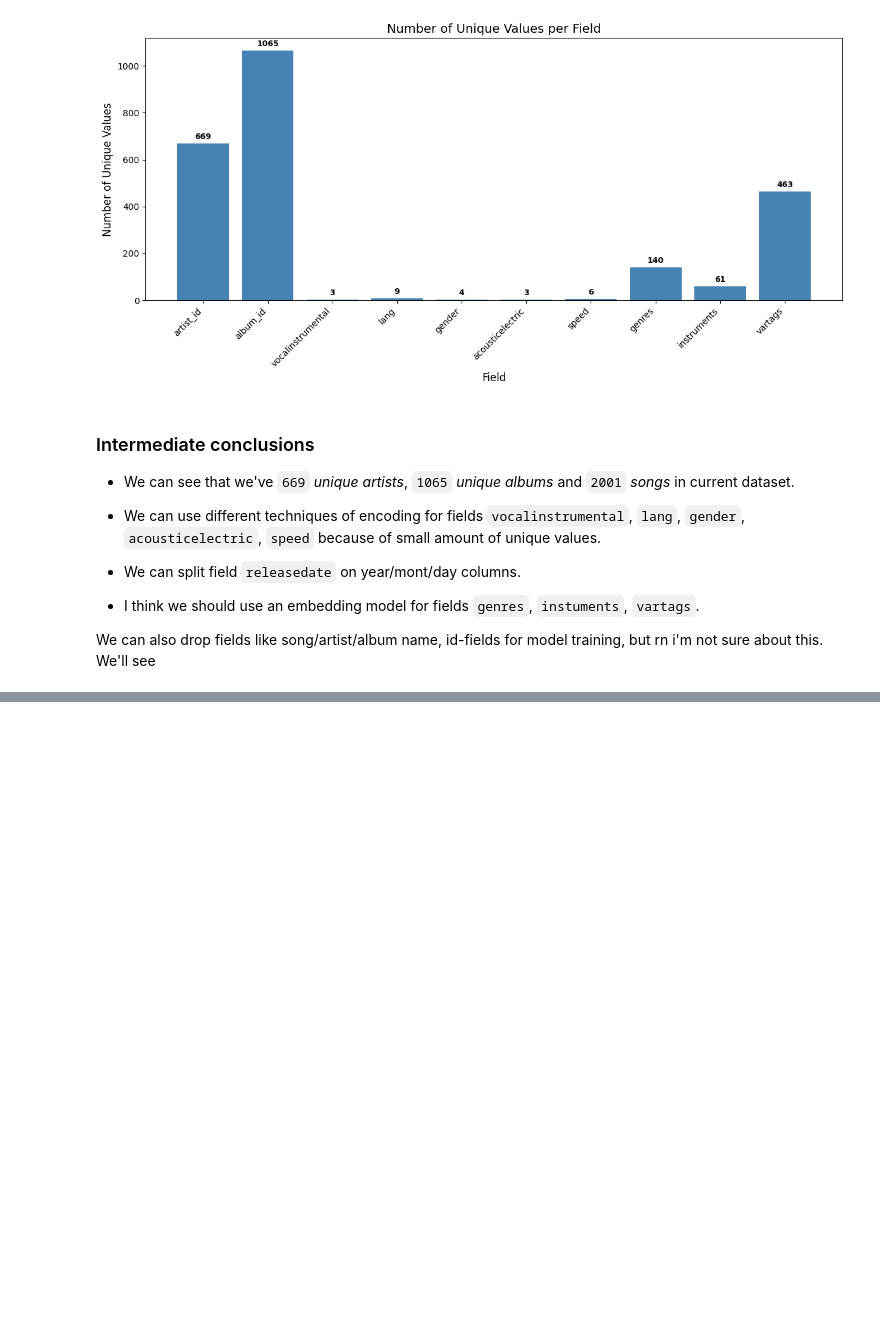
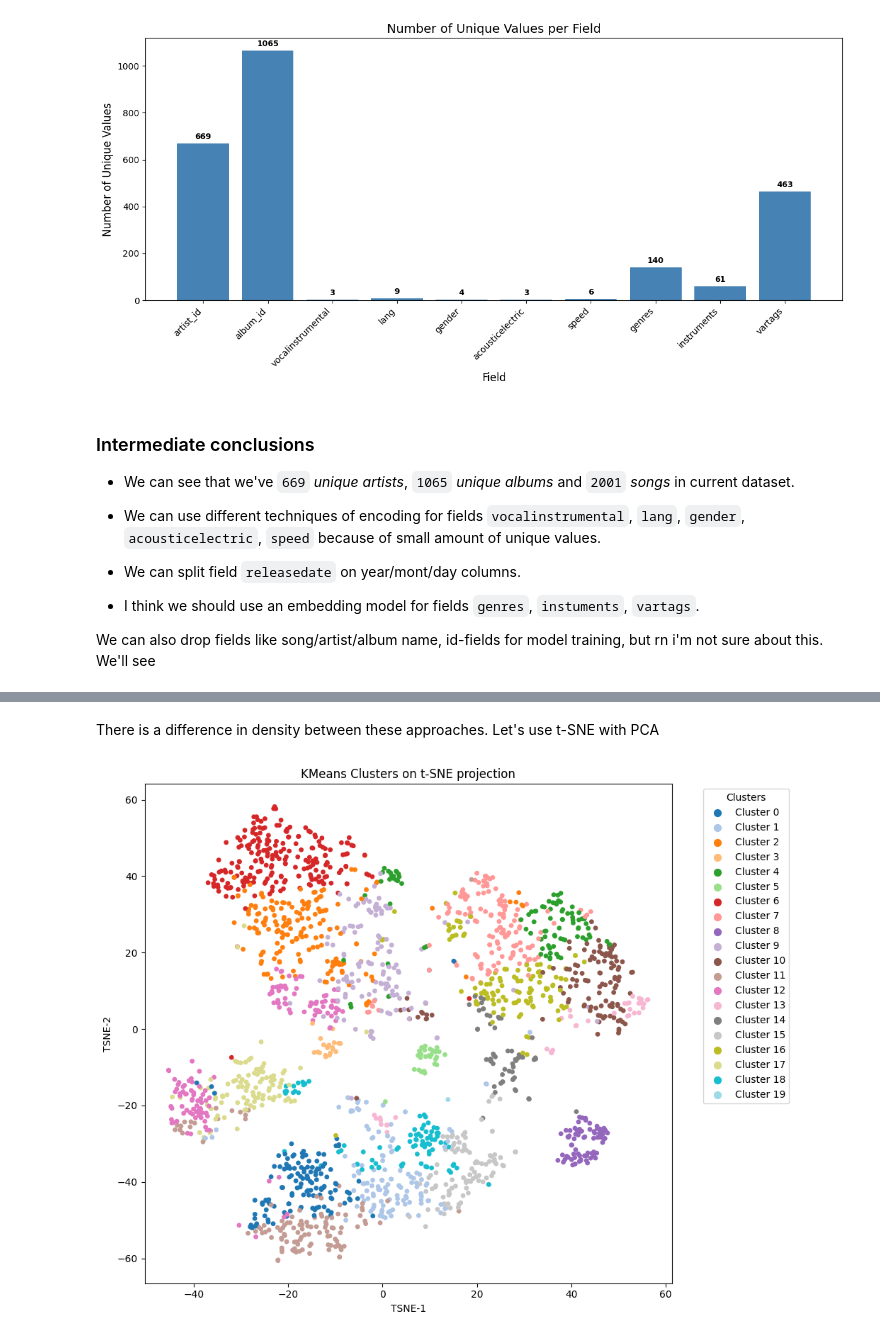
Before and after one commit to layvvs/hse-ai-year-project-2025, a Jupyter notebook: bmyakin-eda/eda.ipynb, the cells around one changed output, grey strips where cells are left out. Saved outputs shown, nothing was run; the diff lists cells and outputs as text; code cells hidden in the pictures; blank space fills up the shorter version.

```diff
--- a/bmyakin-eda/eda.ipynb
+++ b/bmyakin-eda/eda.ipynb
@@ -170,0 +305,2 @@ We can also drop fields like song/artist/album name, id-fields for model trainin
+# %%
+df = df.drop('waveform', axis=1)
@@ -170,0 +559,26 @@ We can also drop fields like song/artist/album name, id-fields for model trainin
+# %% [markdown]
+There is a difference in density between these approaches. Let's use t-SNE with PCA
+# %%
+from sklearn.cluster import KMeans
+
+kmeans = KMeans(n_clusters=20, random_state=42)
+clusters = kmeans.fit_predict(X)
+
+plt.figure(figsize=(10, 8))
+scatter = plt.scatter(X_tsne_pca[:, 0], X_tsne_pca[:, 1], c=clusters, cmap='tab20', s=15)
+
+handles = []
+labels = []
+for i in np.unique(clusters):
+    handles.append(plt.scatter([], [], color=scatter.cmap(scatter.norm(i)), s=50))
+    labels.append(f'Cluster {i}')
+
+plt.legend(handles=handles, labels=labels, title="Clusters", bbox_to_anchor=(1.05, 1), loc='upper left')
+
+plt.title("KMeans Clusters on t-SNE projection")
+plt.xlabel("TSNE-1")
+plt.ylabel("TSNE-2")
+plt.tight_layout()
+plt.show()
+# %% [output]
+[figure, added]
```
Also changed, not shown: parts of 28 cells of this notebook, 1 other file.
